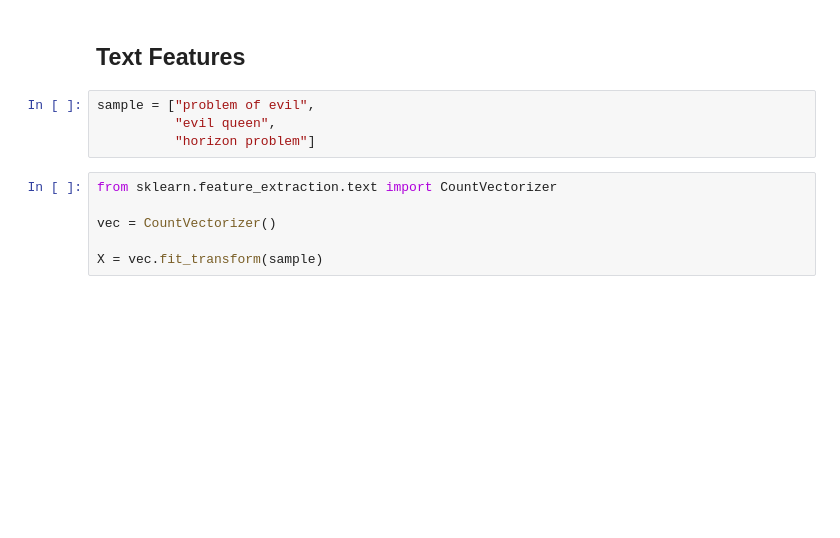
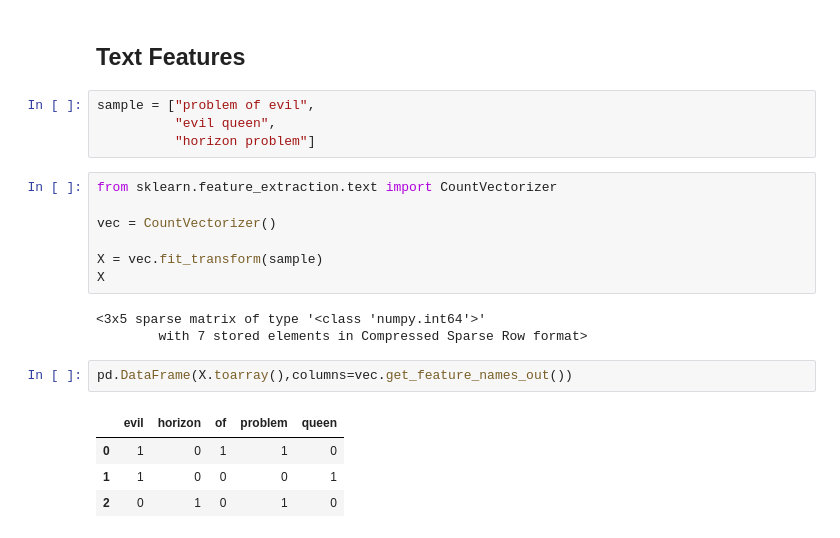
Before and after one commit to swayam-learning/ml_workshop, a Jupyter notebook: data.ipynb, the cells around one changed output. Cells and saved outputs as stored; diff of their text form; blank space fills up the shorter version.

```diff
--- a/data.ipynb
+++ b/data.ipynb
@@ -231,3 +231,14 @@ from sklearn.feature_extraction.text import CountVectorizer
 vec = CountVectorizer()
 
 X = vec.fit_transform(sample)
+X
+# %% [output]
+<3x5 sparse matrix of type '<class 'numpy.int64'>'
+        with 7 stored elements in Compressed Sparse Row format>
+# %%
+pd.DataFrame(X.toarray(),columns=vec.get_feature_names_out())
+# %% [output]
+|  | evil | horizon | of | problem | queen |
+| 0 | 1 | 0 | 1 | 1 | 0 |
+| 1 | 1 | 0 | 0 | 0 | 1 |
+| 2 | 0 | 1 | 0 | 1 | 0 |
```
